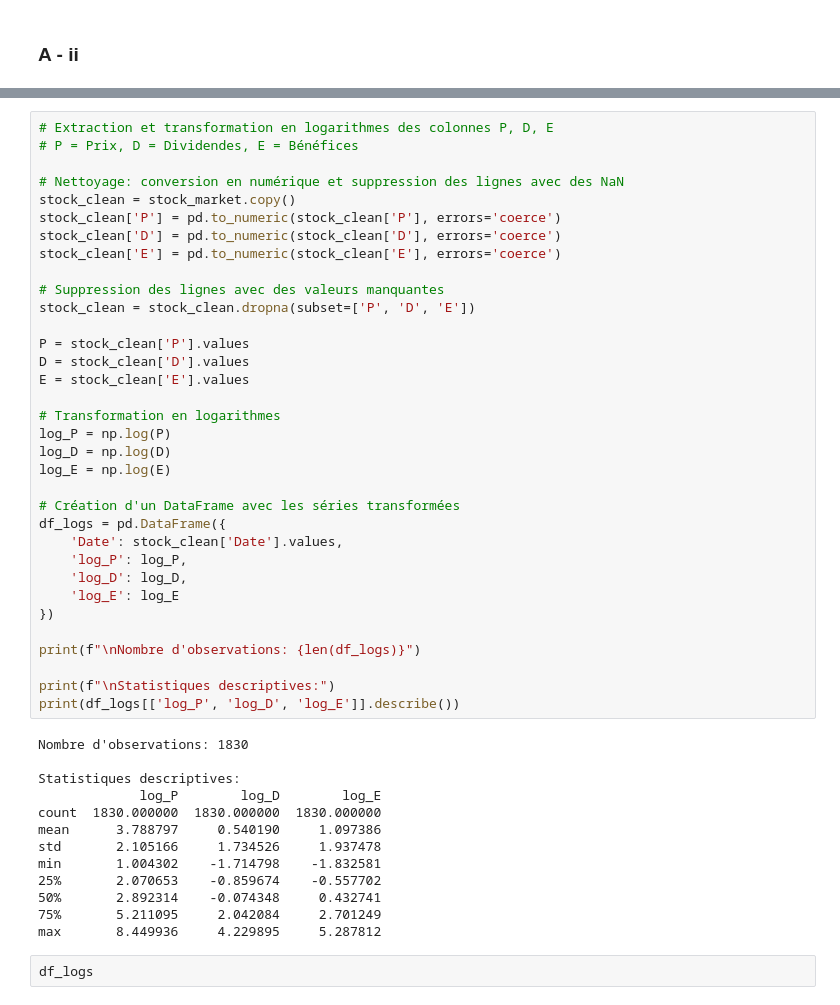
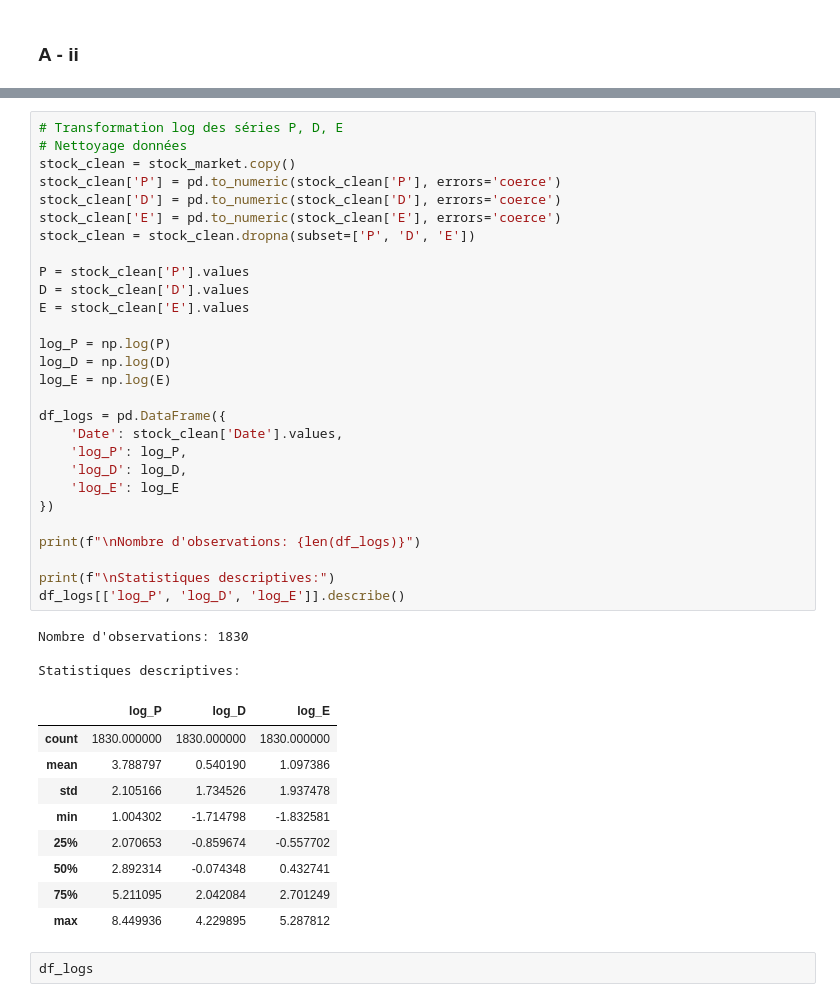
Before and after one commit to Lilas-Bertot/EXAMEN-FINAL, a Jupyter notebook: Q2.ipynb, the cells around one changed output, grey strips where cells are left out. Drawn from its saved outputs; the diff is of its cells as text.

```diff
--- a/Q2.ipynb
+++ b/Q2.ipynb
@@ -923,50 +291,44 @@ Colonnes: ['Date', 'P', 'D', 'E']
 # %%
-# Extraction et transformation en logarithmes des colonnes P, D, E
-# P = Prix, D = Dividendes, E = Bénéfices
-
-# Nettoyage: conversion en numérique et suppression des lignes avec des NaN
+# Transformation log des séries P, D, E
+# Nettoyage données
 stock_clean = stock_market.copy()
 stock_clean['P'] = pd.to_numeric(stock_clean['P'], errors='coerce')
 stock_clean['D'] = pd.to_numeric(stock_clean['D'], errors='coerce')
 stock_clean['E'] = pd.to_numeric(stock_clean['E'], errors='coerce')
-
-# Suppression des lignes avec des valeurs manquantes
 stock_clean = stock_clean.dropna(subset=['P', 'D', 'E'])
 
 P = stock_clean['P'].values
 D = stock_clean['D'].values
 E = stock_clean['E'].values
 
-# Transformation en logarithmes
 log_P = np.log(P)
 log_D = np.log(D)
 log_E = np.log(E)
 
-# Création d'un DataFrame avec les séries transformées
 df_logs = pd.DataFrame({
     'Date': stock_clean['Date'].values,
     'log_P': log_P,
     'log_D': log_D,
     'log_E': log_E
 })
 
 print(f"\nNombre d'observations: {len(df_logs)}")
 
 print(f"\nStatistiques descriptives:")
-print(df_logs[['log_P', 'log_D', 'log_E']].describe())
+df_logs[['log_P', 'log_D', 'log_E']].describe()
 # %% [output]
 Nombre d'observations: 1830
 
 Statistiques descriptives:
-             log_P        log_D        log_E
-count  1830.000000  1830.000000  1830.000000
-mean      3.788797     0.540190     1.097386
-std       2.105166     1.734526     1.937478
-min       1.004302    -1.714798    -1.832581
-25%       2.070653    -0.859674    -0.557702
-50%       2.892314    -0.074348     0.432741
-75%       5.211095     2.042084     2.701249
-max       8.449936     4.229895     5.287812
+|  | log_P | log_D | log_E |
+| count | 1830.000000 | 1830.000000 | 1830.000000 |
+| mean | 3.788797 | 0.540190 | 1.097386 |
+| std | 2.105166 | 1.734526 | 1.937478 |
+| min | 1.004302 | -1.714798 | -1.832581 |
+| 25% | 2.070653 | -0.859674 | -0.557702 |
+| 50% | 2.892314 | -0.074348 | 0.432741 |
+| 75% | 5.211095 | 2.042084 | 2.701249 |
+| max | 8.449936 | 4.229895 | 5.287812 |
 # %%
 df_logs
 # %% [output]
```
Also changed, not shown: parts of 33 cells of this notebook.
